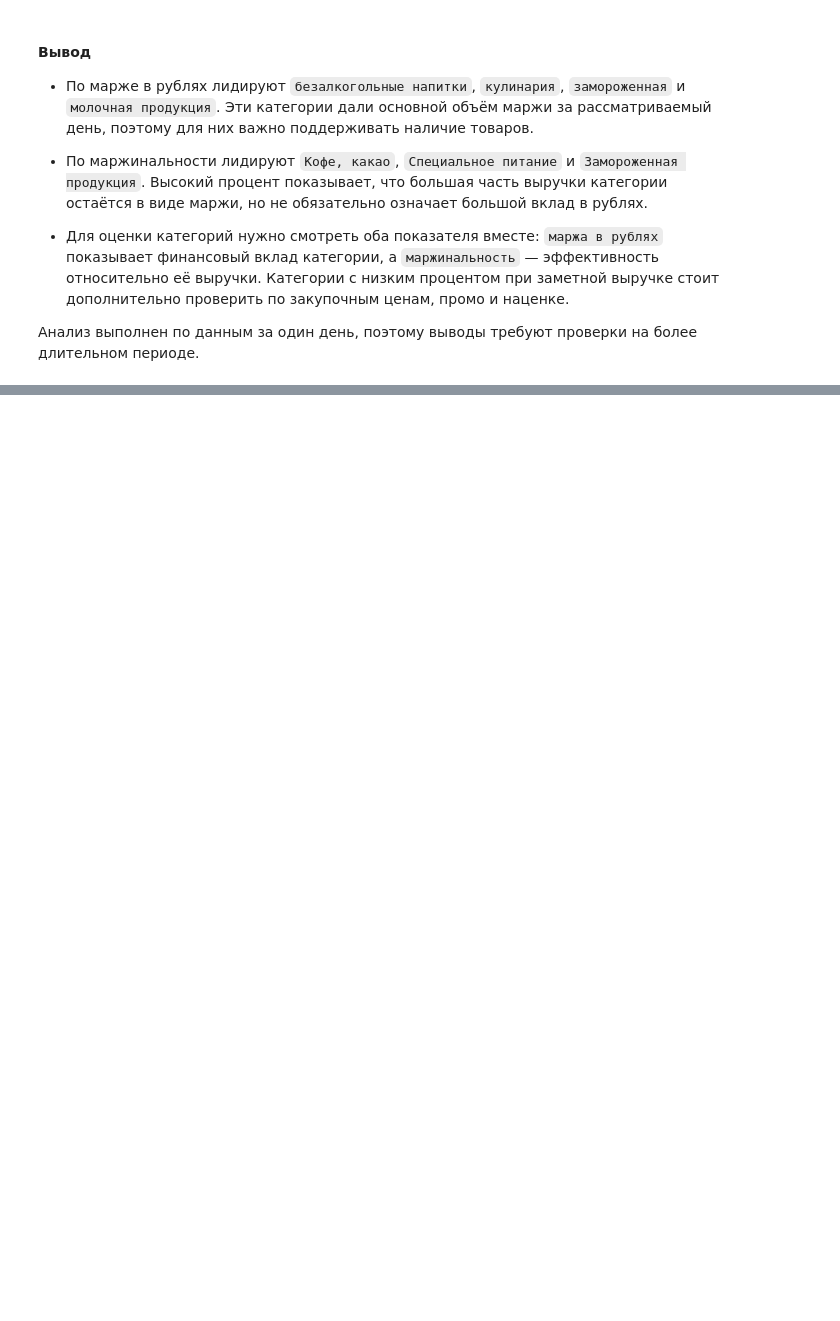
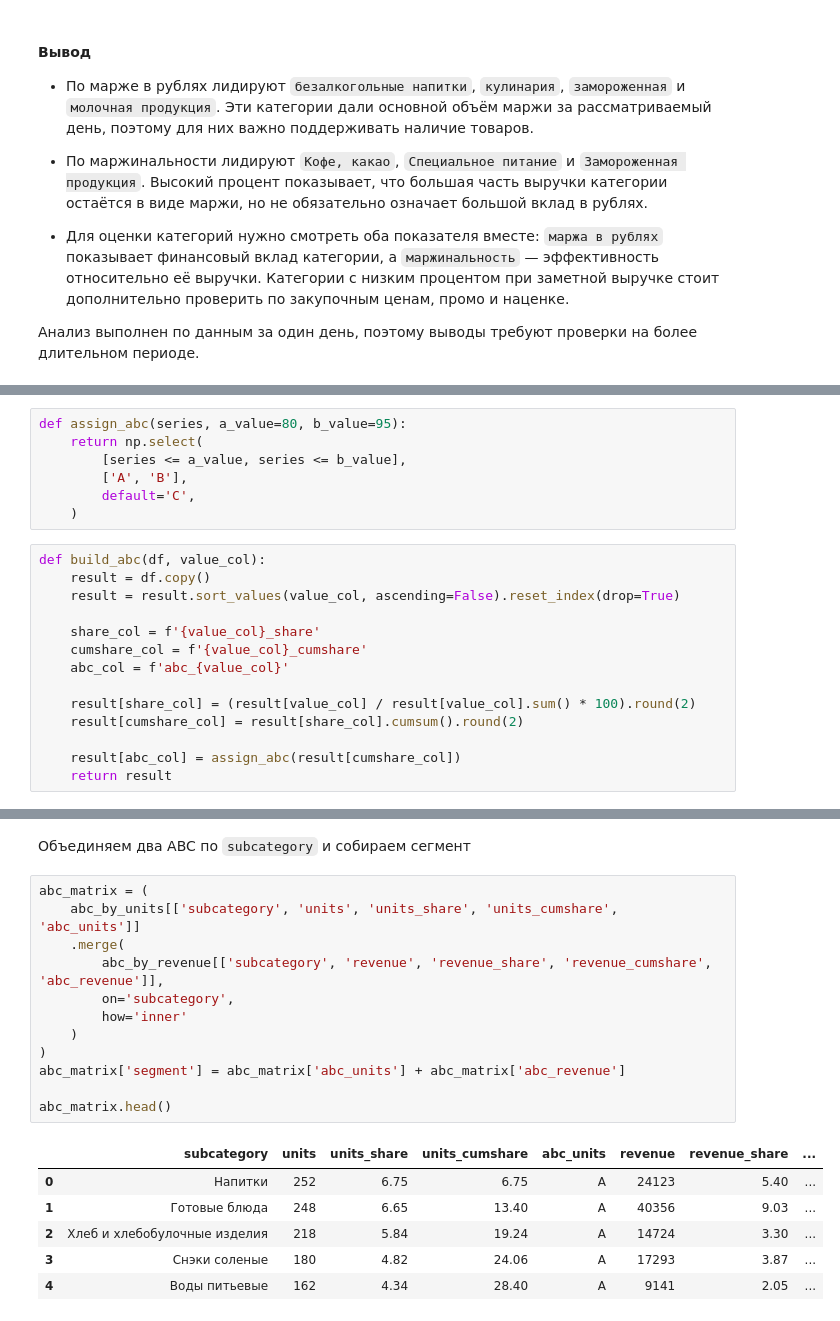
Before and after one commit to artkriukov/portfolio, a Jupyter notebook: grocery-category-analytics/grocery-category-analytics.ipynb, the cells around one changed output, grey strips where cells are left out. Drawn from its saved outputs; the diff is of its cells as text; blank space fills up the shorter version.

```diff
--- a/grocery-category-analytics/grocery-category-analytics.ipynb
+++ b/grocery-category-analytics/grocery-category-analytics.ipynb
@@ -460,0 +521,21 @@ plot_chart(
+# %%
+def assign_abc(series, a_value=80, b_value=95):
+    return np.select(
+        [series <= a_value, series <= b_value],
+        ['A', 'B'],
+        default='C',
+    )
+# %%
+def build_abc(df, value_col):
+    result = df.copy()
+    result = result.sort_values(value_col, ascending=False).reset_index(drop=True)
+
+    share_col = f'{value_col}_share'
+    cumshare_col = f'{value_col}_cumshare'
+    abc_col = f'abc_{value_col}'
+
+    result[share_col] = (result[value_col] / result[value_col].sum() * 100).round(2)
+    result[cumshare_col] = result[share_col].cumsum().round(2)
+
+    result[abc_col] = assign_abc(result[cumshare_col])
+    return result
@@ -460,0 +564,21 @@ plot_chart(
+# %% [markdown]
+Объединяем два ABC по `subcategory` и собираем сегмент
+# %%
+abc_matrix = (
+    abc_by_units[['subcategory', 'units', 'units_share', 'units_cumshare', 'abc_units']]
+    .merge(
+        abc_by_revenue[['subcategory', 'revenue', 'revenue_share', 'revenue_cumshare', 'abc_revenue']],
+        on='subcategory',
+        how='inner'
+    )
+)
+abc_matrix['segment'] = abc_matrix['abc_units'] + abc_matrix['abc_revenue']
+
+abc_matrix.head()
+# %% [output]
+|  | subcategory | units | units_share | units_cumshare | abc_units | revenue | revenue_share | ... |
+| 0 | Напитки | 252 | 6.75 | 6.75 | A | 24123 | 5.40 | ... |
+| 1 | Готовые блюда | 248 | 6.65 | 13.40 | A | 40356 | 9.03 | ... |
+| 2 | Хлеб и хлебобулочные изделия | 218 | 5.84 | 19.24 | A | 14724 | 3.30 | ... |
+| 3 | Снэки соленые | 180 | 4.82 | 24.06 | A | 17293 | 3.87 | ... |
+| 4 | Воды питьевые | 162 | 4.34 | 28.40 | A | 9141 | 2.05 | ... |
```
Also changed, not shown: parts of 28 cells of this notebook, 1 other file.
